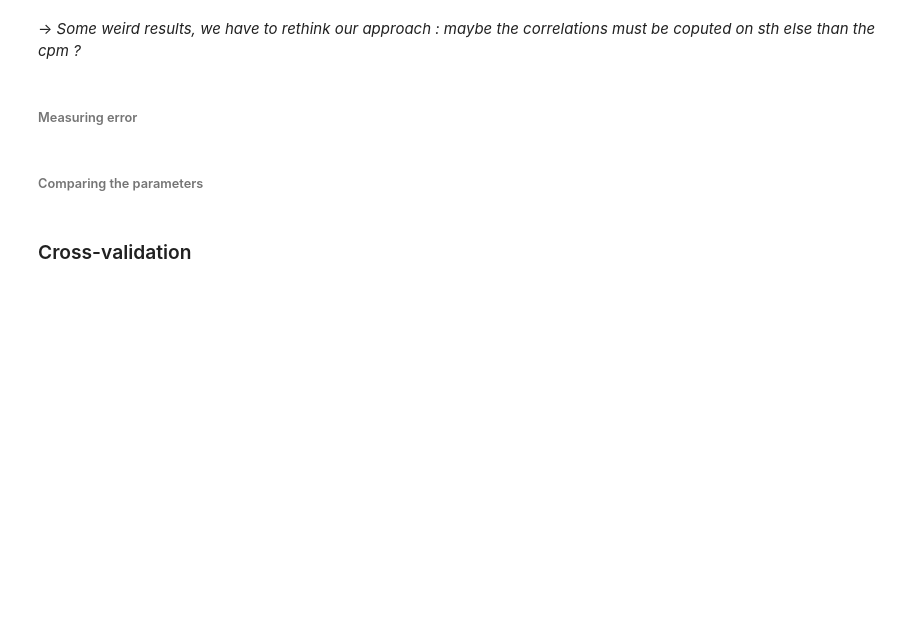
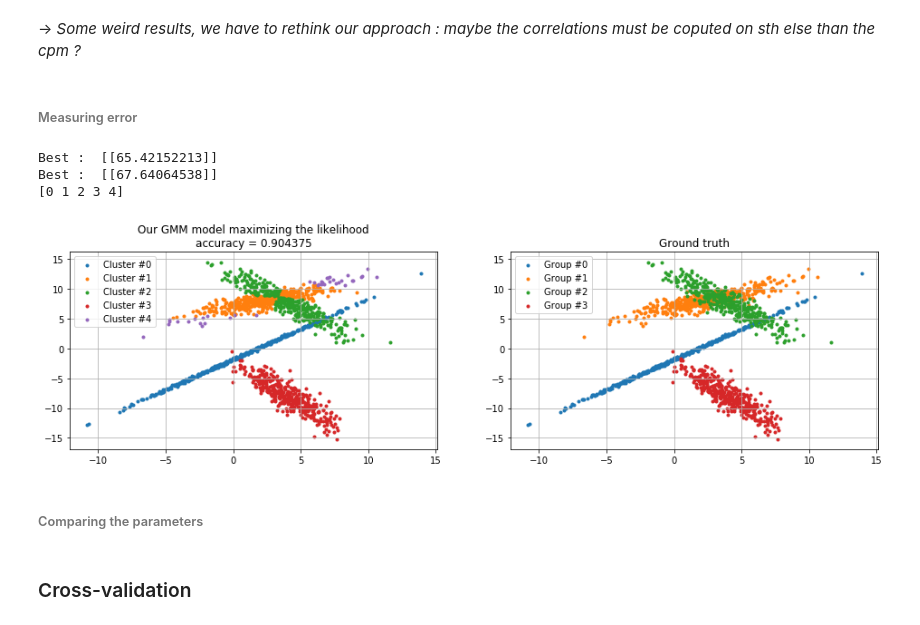
Before and after one commit to EmmanuelJhno/AML-labs, a Jupyter notebook: Cours 7 - TP/L6_Jehanno_Brandeis.ipynb, the cells around one changed output. Cells and saved outputs as stored; diff of their text form; code cells hidden in the pictures; blank space fills up the shorter version.

```diff
--- a/Cours 7 - TP/L6_Jehanno_Brandeis.ipynb
+++ b/Cours 7 - TP/L6_Jehanno_Brandeis.ipynb
@@ -722,9 +722,14 @@ def measuring_error(X, C_max=None):
 
     return gmm, history
 # %%
-model_best_like, history = measuring_error(X=data, C_max=10)
+model_best_like, history = measuring_error(X=data, C_max=6)
 print(np.unique(model_best_like.labels_))
 visualize_gmm(X, model_best_like, 'Our GMM model maximizing the likelihood')
+# %% [output]
+Best :  [[65.42152213]]
+Best :  [[67.64064538]]
+[0 1 2 3 4]
+[figure, added]
 # %% [markdown]
 ###### Comparing the parameters
 # %%
```
Also changed, not shown: parts of 11 cells of this notebook.
